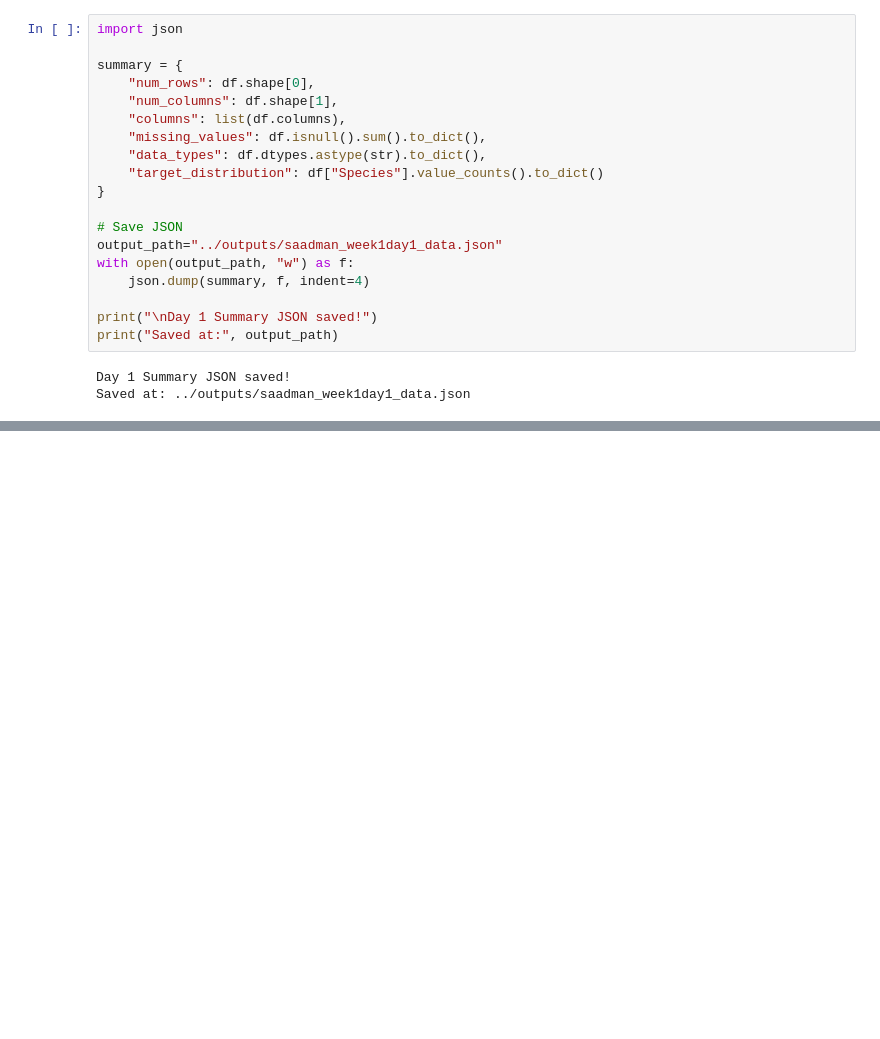
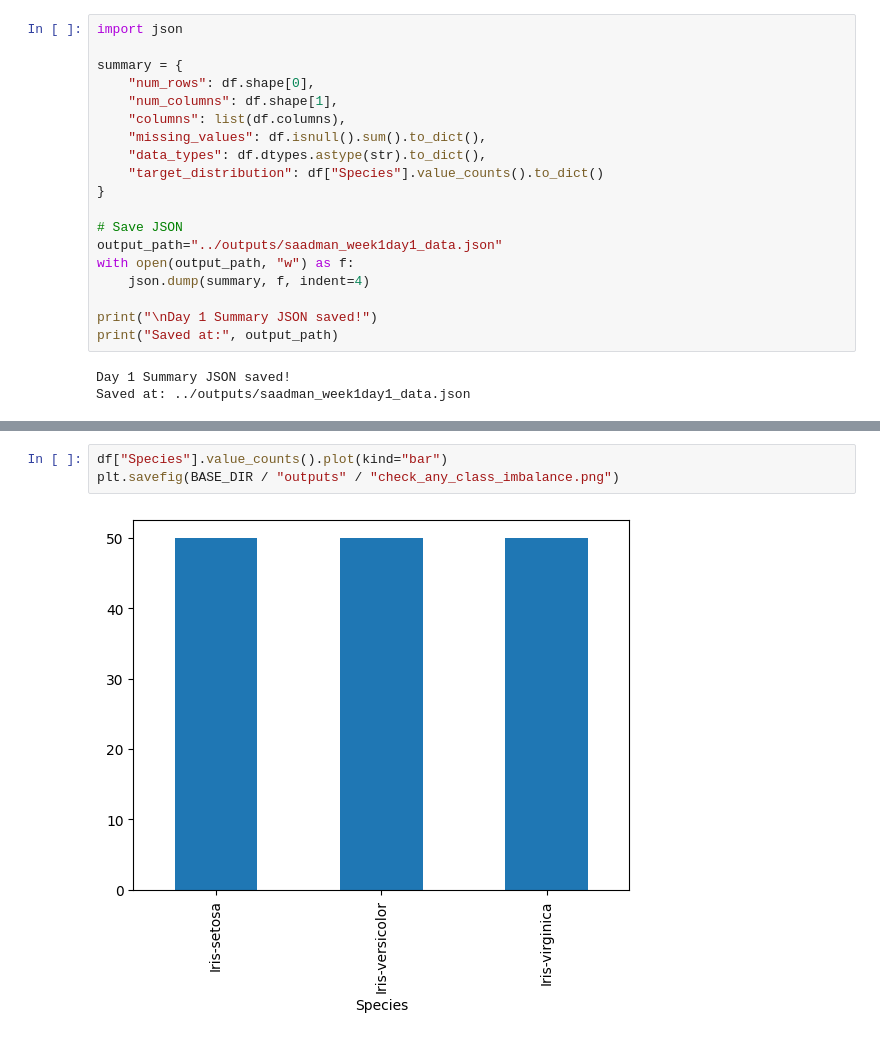
Before and after one commit to Saadman80/ml-ramp-up-week1-saadman, a Jupyter notebook: notebooks/week1_dayX_analysis.ipynb, the cells around one changed output, grey strips where cells are left out. Cells and saved outputs as stored; diff of their text form; blank space fills up the shorter version.

```diff
--- a/notebooks/week1_dayX_analysis.ipynb
+++ b/notebooks/week1_dayX_analysis.ipynb
@@ -113,0 +199,5 @@ Saved at: ../outputs/saadman_week1day1_data.json
+# %%
+df["Species"].value_counts().plot(kind="bar")
+plt.savefig(BASE_DIR / "outputs" / "check_any_class_imbalance.png")
+# %% [output]
+[figure, added]
```
Also changed, not shown: parts of 43 cells of this notebook, 15 other files.
